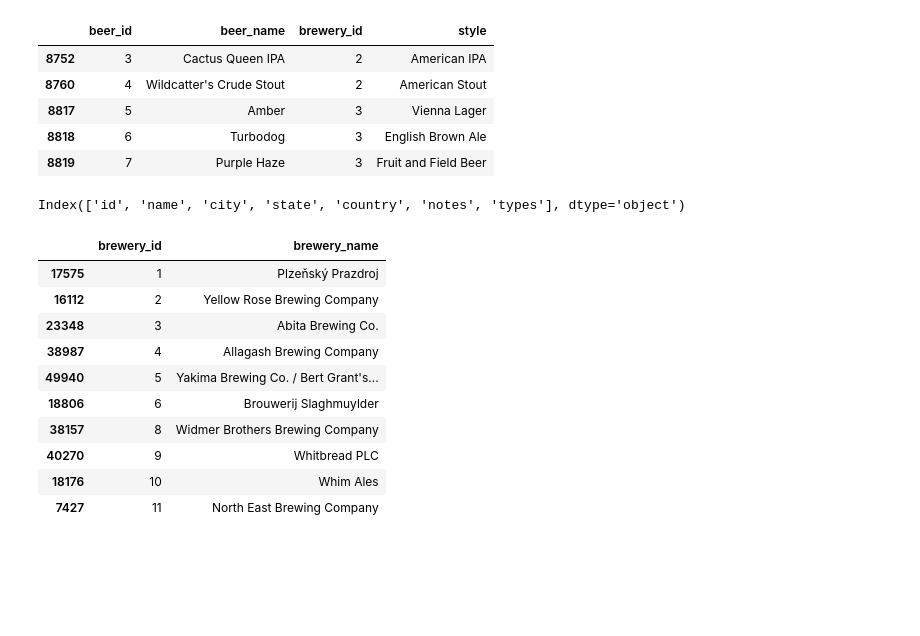
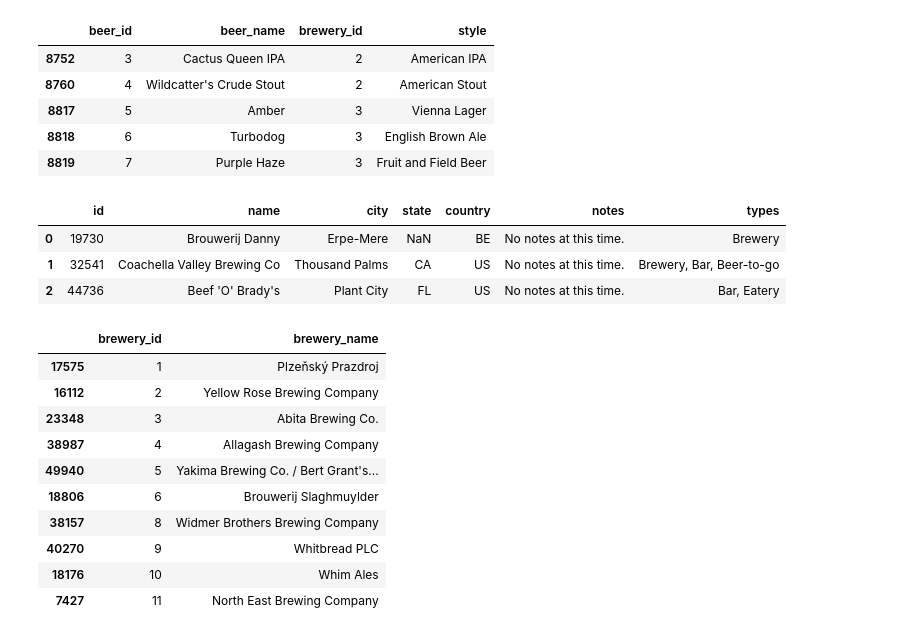
Before and after one commit to DevoSilk/Capstone3, a Jupyter notebook: src/cap3copy.ipynb, the cells around one changed output. Saved outputs shown, nothing was run; the diff lists cells and outputs as text; code cells hidden in the pictures; blank space fills up the shorter version.

```diff
--- a/src/cap3copy.ipynb
+++ b/src/cap3copy.ipynb
@@ -103,9 +98,12 @@ beers_1.head()
 | 8819 | 7 | Purple Haze | 3 | Fruit and Field Beer |
 # %%
 brewery = pd.read_csv('~/Desktop/Capstone3.2/Capstone3/data/breweries.csv')
-brewery.columns
+brewery.head(3)
 # %% [output]
-Index(['id', 'name', 'city', 'state', 'country', 'notes', 'types'], dtype='object')
+|  | id | name | city | state | country | notes | types |
+| 0 | 19730 | Brouwerij Danny | Erpe-Mere | NaN | BE | No notes at this time. | Brewery |
+| 1 | 32541 | Coachella Valley Brewing Co | Thousand Palms | CA | US | No notes at this time. | Brewery, Bar, Beer-to-go |
+| 2 | 44736 | Beef 'O' Brady's | Plant City | FL | US | No notes at this time. | Bar, Eatery |
 # %%
 brewery_1 = brewery[['id', 'name']]
 brewery_1 = brewery_1.rename(columns={'id':'brewery_id', 'name':'brewery_name'})
```
Also changed, not shown: parts of 3 cells of this notebook.
